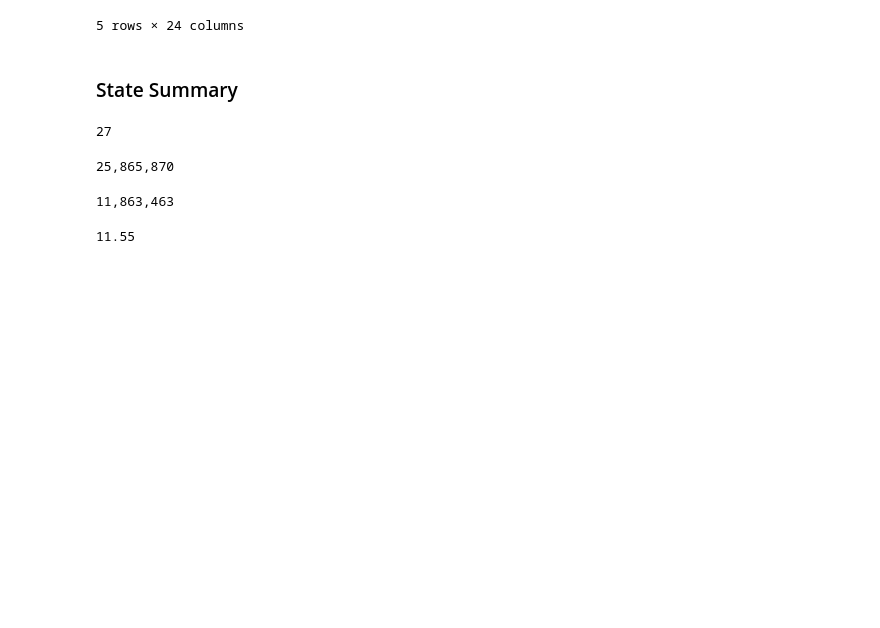
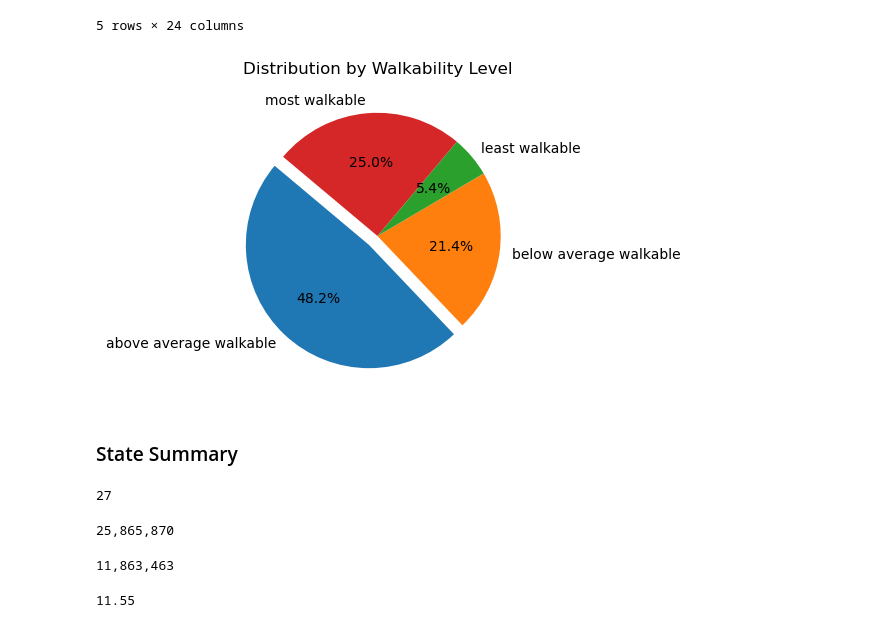
Before and after one commit to fgsalomao/Study---Immigrant-housing-by-class, a Jupyter notebook: NY-walkability.ipynb, the cells around one changed output. Cells and saved outputs as stored; diff of their text form; code cells hidden in the pictures; blank space fills up the shorter version.

```diff
--- a/NY-walkability.ipynb
+++ b/NY-walkability.ipynb
@@ -266,6 +267,26 @@ clean_database.head()
 | 3 | 35620.0 | New York-Newark-Jersey City, NY-N... | 19318471 | 9159786 | 8946175 | 46.31 | 75%-100% | 485.497632 | ... |
 | 4 | 35620.0 | New York-Newark-Jersey City, NY-N... | 19318471 | 9159786 | 8946175 | 46.31 | 75%-100% | 148.564674 | ... |
 5 rows × 24 columns
+# %%
+# Group by "levels of walkability"
+walkability_groups = clean_database.groupby('levels of walkability')
+
+# Calculate the total population for each walkability level
+total_pop_by_walkability = walkability_groups['CBSA_POP'].sum()
+
+# Identify the index of the largest value
+explode_index = total_pop_by_walkability.idxmax()
+
+# Create an explode list to highlight the largest piece
+explode = [0.1 if walkability == explode_index else 0 for walkability in total_pop_by_walkability.index]
+
+# Plotting the pie chart
+plt.figure(figsize=(4, 4))
+plt.pie(total_pop_by_walkability, labels=total_pop_by_walkability.index, autopct='%1.1f%%', startangle=140, explode=explode)
+plt.title('Distribution by Walkability Level')
+plt.show()
+# %% [output]
+[figure, added]
 # %% [markdown]
 ### State Summary
 # %%
```
Also changed, not shown: parts of 7 cells of this notebook.
